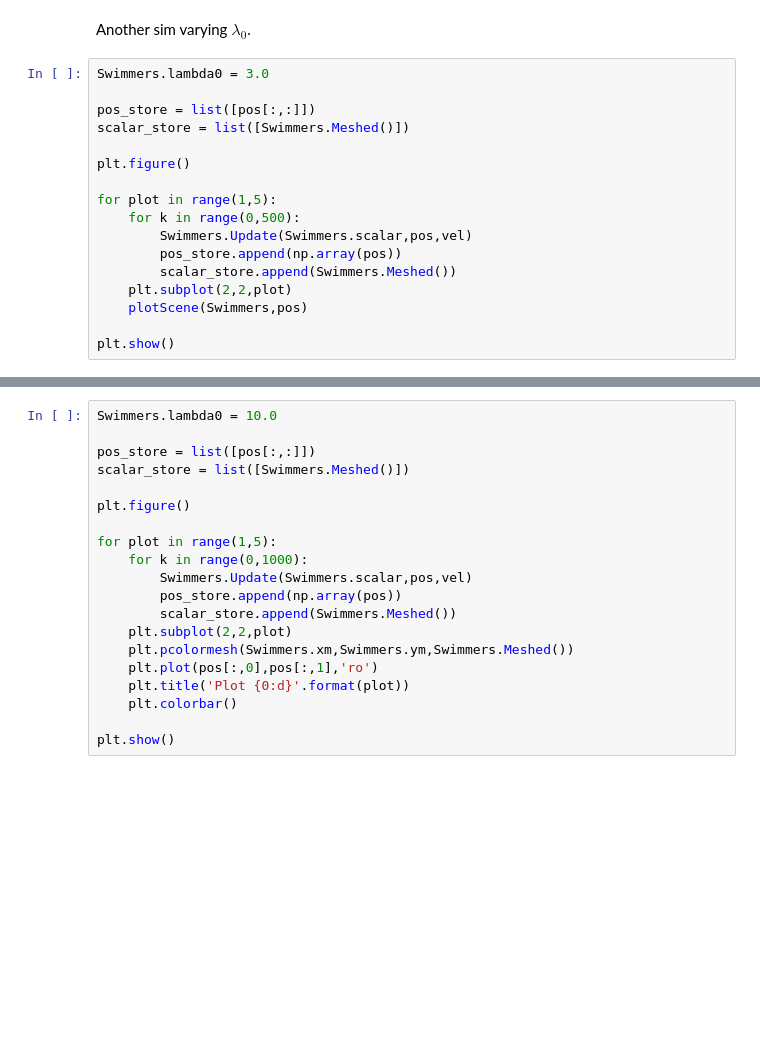
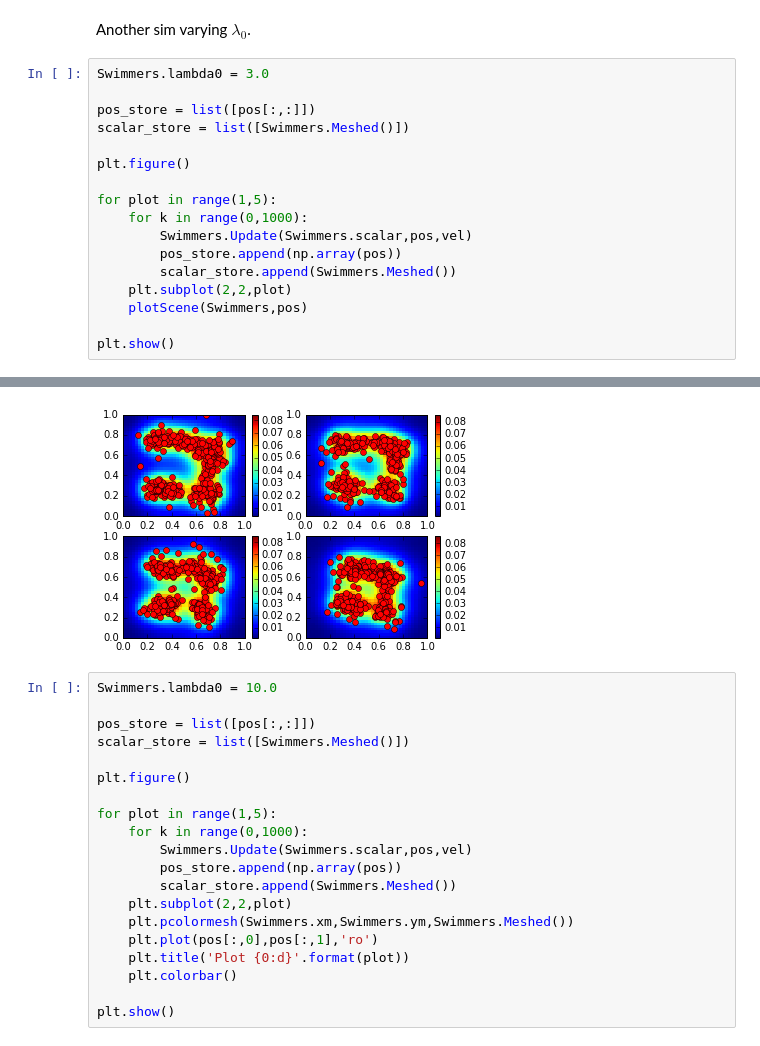
Before and after one commit to Louminator/Plankton_Signal_RT, a Jupyter notebook: LouNBs/Experiment1.ipynb, the cells around one changed output, grey strips where cells are left out. Saved outputs shown, nothing was run; the diff lists cells and outputs as text; blank space fills up the shorter version.

```diff
--- a/LouNBs/Experiment1.ipynb
+++ b/LouNBs/Experiment1.ipynb
@@ -112,7 +111,7 @@ scalar_store = list([Swimmers.Meshed()])
 plt.figure()
 
 for plot in range(1,5):
-    for k in range(0,500):
+    for k in range(0,1000):
         Swimmers.Update(Swimmers.scalar,pos,vel)
         pos_store.append(np.array(pos))
         scalar_store.append(Swimmers.Meshed())
@@ -126,3 +123,4 @@ plt.show()
+[figure, added]
 # %%
 Swimmers.lambda0 = 10.0
 
```
Also changed, not shown: parts of 3 cells of this notebook, 2 other files.
